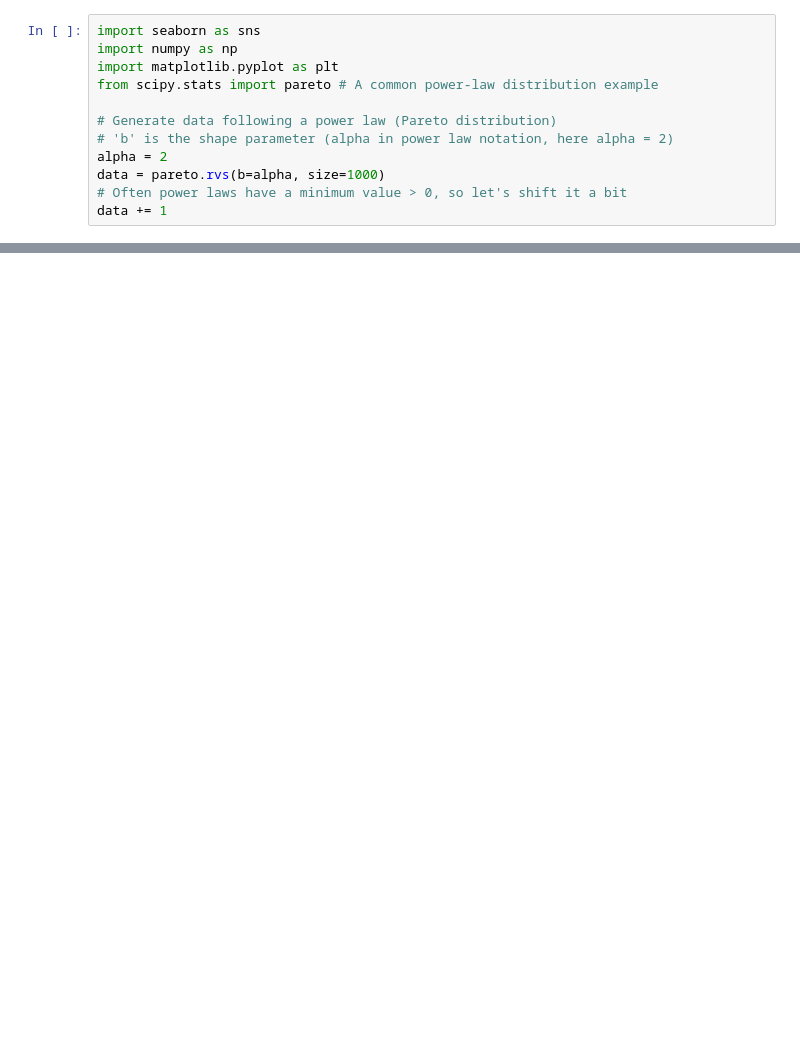
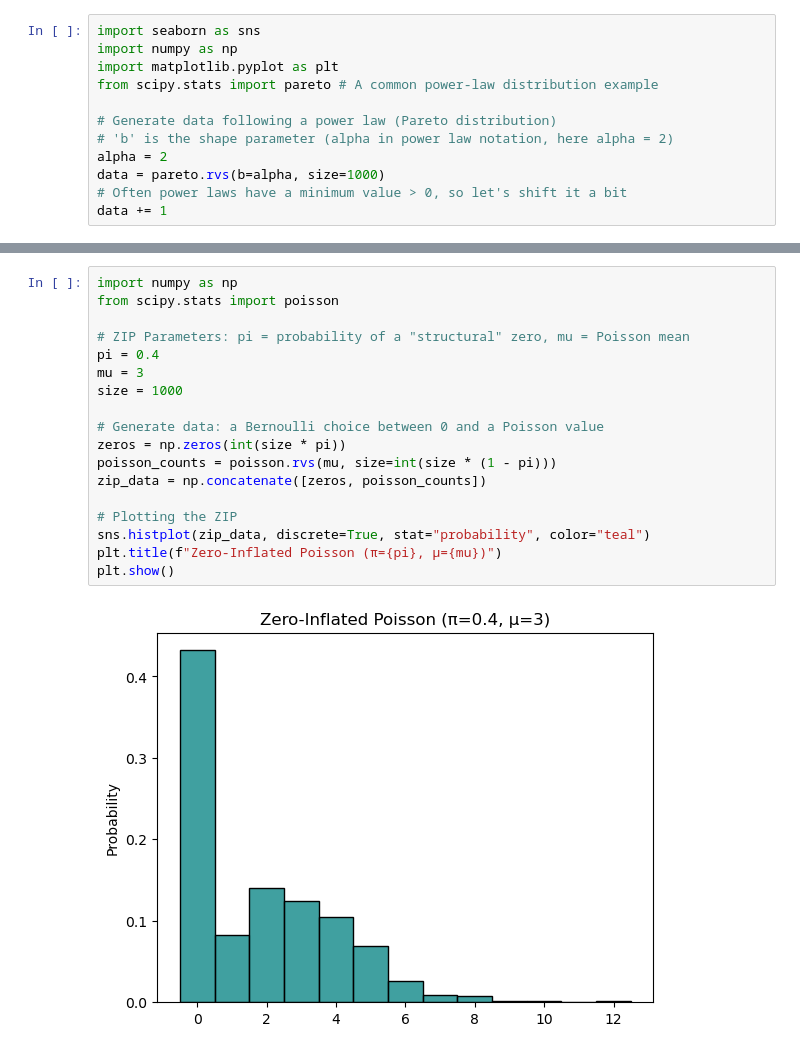
Before and after one commit to etiennegodin/CScorer, a Jupyter notebook: notebooks/eda/observers_inat_viz.ipynb, the cells around one changed output, grey strips where cells are left out. Saved outputs shown, nothing was run; the diff lists cells and outputs as text; blank space fills up the shorter version.

```diff
--- a/notebooks/eda/observers_inat_viz.ipynb
+++ b/notebooks/eda/observers_inat_viz.ipynb
@@ -113,0 +152,20 @@ plt.show()
+# %%
+import numpy as np
+from scipy.stats import poisson
+
+# ZIP Parameters: pi = probability of a "structural" zero, mu = Poisson mean
+pi = 0.4
+mu = 3
+size = 1000
+
+# Generate data: a Bernoulli choice between 0 and a Poisson value
+zeros = np.zeros(int(size * pi))
+poisson_counts = poisson.rvs(mu, size=int(size * (1 - pi)))
+zip_data = np.concatenate([zeros, poisson_counts])
+
+# Plotting the ZIP
+sns.histplot(zip_data, discrete=True, stat="probability", color="teal")
+plt.title(f"Zero-Inflated Poisson (π={pi}, μ={mu})")
+plt.show()
+# %% [output]
+[figure, added]
```
Also changed, not shown: parts of 12 cells of this notebook, 4 other files.
